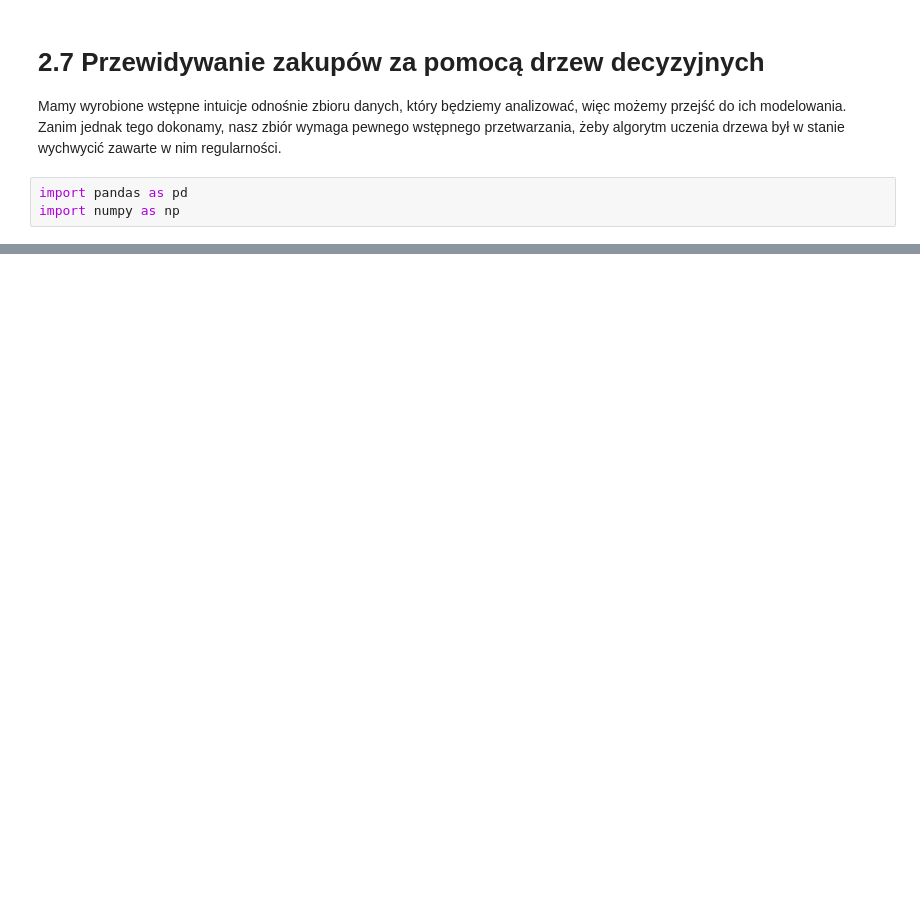
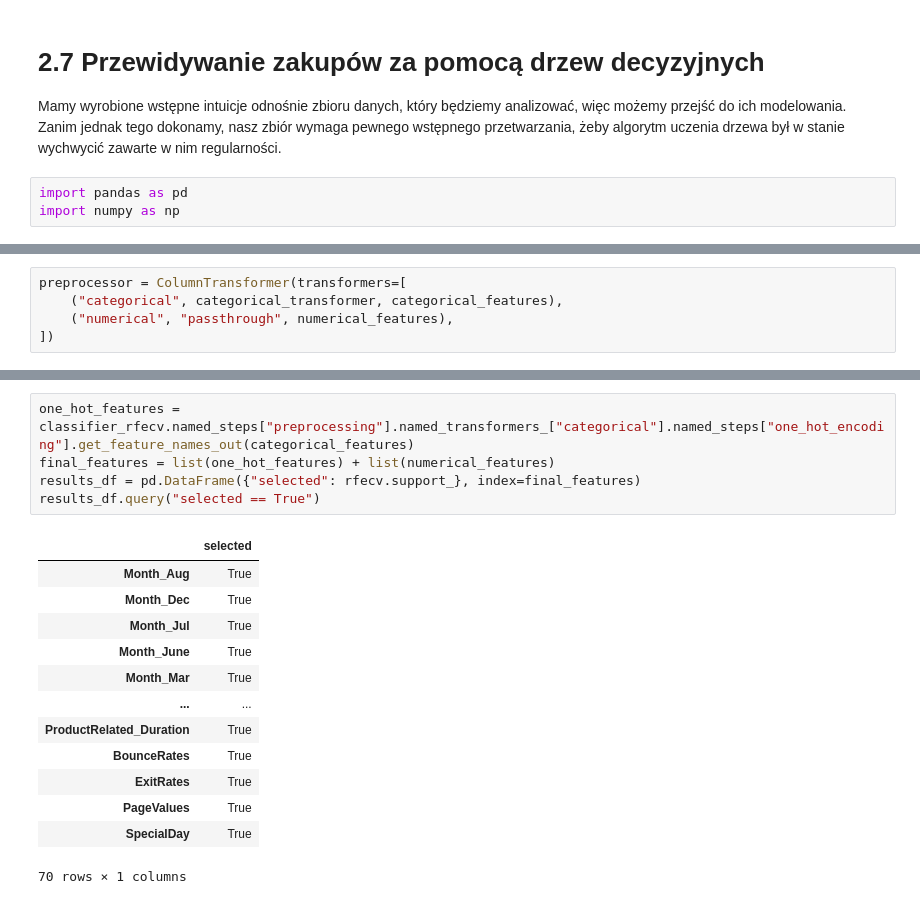
Before and after one commit to AverageGHenjoyer/drzewa-decyzyjne-i-lasy-losowe, a Jupyter notebook: rozdzial_2_drzewa_w_klasyfikacji/2_7_purchase_prediction.ipynb, the cells around one changed output, grey strips where cells are left out. Saved outputs shown, nothing was run; the diff lists cells and outputs as text; blank space fills up the shorter version.

```diff
--- a/rozdzial_2_drzewa_w_klasyfikacji/2_7_purchase_prediction.ipynb
+++ b/rozdzial_2_drzewa_w_klasyfikacji/2_7_purchase_prediction.ipynb
@@ -17,0 +96,5 @@ purchases_df.sample(6)
+# %%
+preprocessor = ColumnTransformer(transformers=[
+    ("categorical", categorical_transformer, categorical_features),
+    ("numerical", "passthrough", numerical_features),
+])
@@ -17,0 +220,19 @@ purchases_df.sample(6)
+# %%
+one_hot_features = classifier_rfecv.named_steps["preprocessing"].named_transformers_["categorical"].named_steps["one_hot_encoding"].get_feature_names_out(categorical_features)
+final_features = list(one_hot_features) + list(numerical_features)
+results_df = pd.DataFrame({"selected": rfecv.support_}, index=final_features)
+results_df.query("selected == True")
+# %% [output]
+|  | selected |
+| Month_Aug | True |
+| Month_Dec | True |
+| Month_Jul | True |
+| Month_June | True |
+| Month_Mar | True |
+| ... | ... |
+| ProductRelated_Duration | True |
+| BounceRates | True |
+| ExitRates | True |
+| PageValues | True |
+| SpecialDay | True |
+70 rows × 1 columns
```
Also changed, not shown: parts of 32 cells of this notebook.
